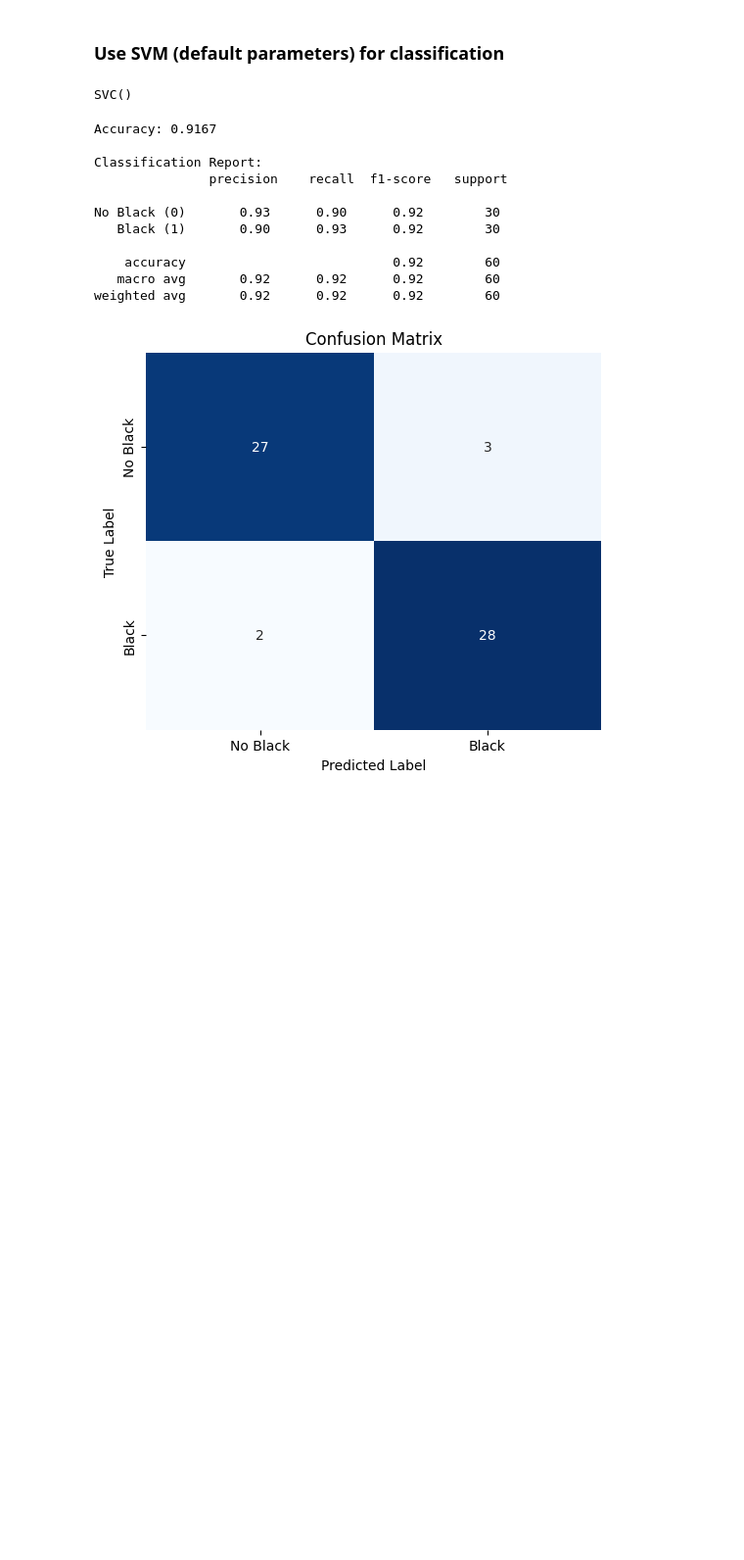
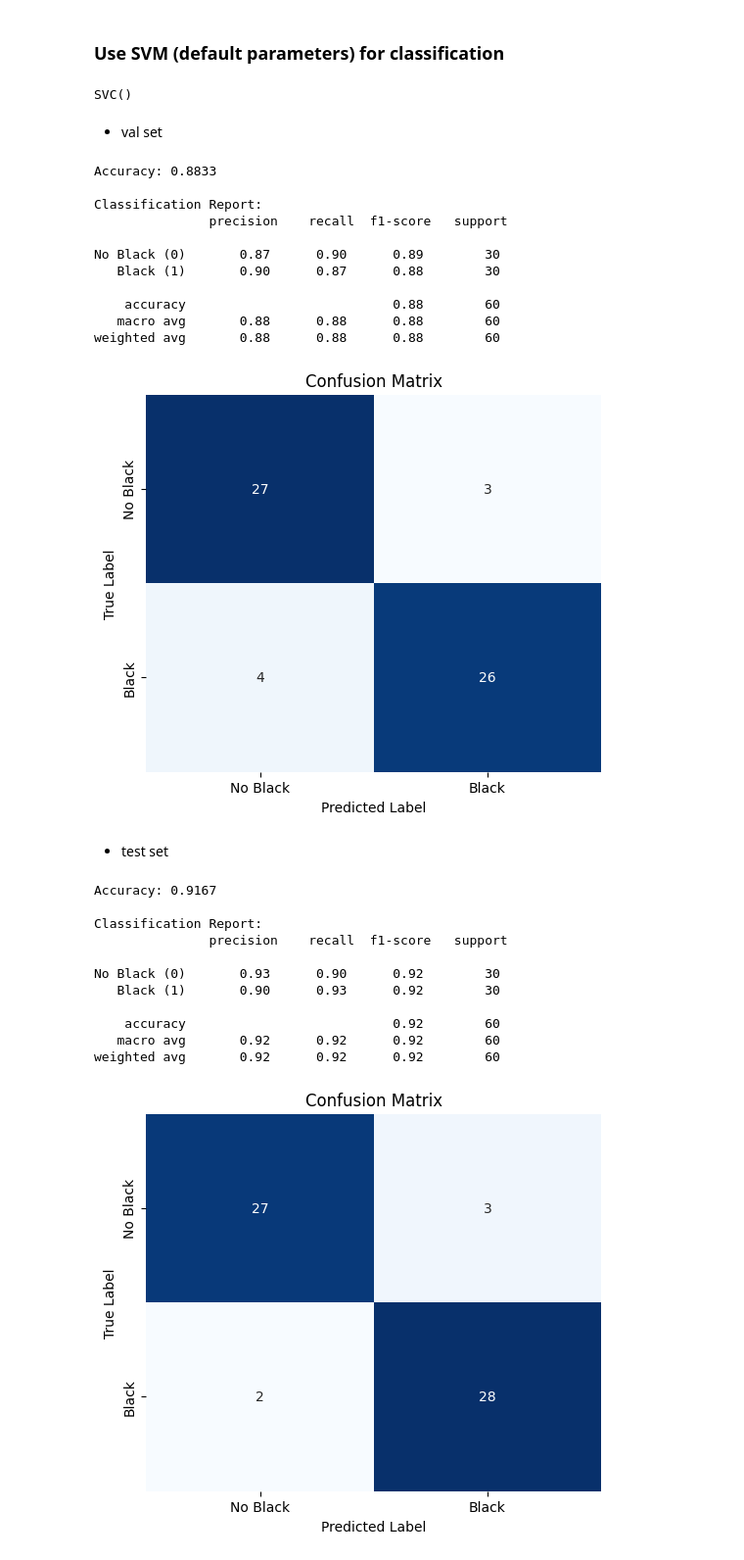
Before and after one commit to Beeditor04/CS331-lab, a Jupyter notebook: lab01/notebooks/2.TRAINING.ipynb, the cells around one changed output. Shown at 98% size. Drawn from its saved outputs; the diff is of its cells as text; code cells hidden in the pictures; blank space fills up the shorter version.

```diff
--- a/lab01/notebooks/2.TRAINING.ipynb
+++ b/lab01/notebooks/2.TRAINING.ipynb
@@ -88,9 +88,9 @@ def extract_features(image_paths, model, target_size=(227, 227)):
 
     return np.array(features), np.array(labels)
 # %%
-train_dir = "data/train"
-val_dir = "data/val"
-test_dir = "data/test"
+train_dir = "../data/train"
+val_dir = "../data/val"
+test_dir = "../data/test"
 
 def load_image_paths(folder, label):
     return [(img_path, label) for img_path in glob(os.path.join(folder, "*.jpg"))]
@@ -134,6 +134,41 @@ model = SVC()
 model.fit(X_train, y_train)
 # %% [output]
 SVC()
+# %% [markdown]
+- val set
+# %%
+y_pred = model.predict(X_val)
+# %%
+accuracy = accuracy_score(y_val, y_pred)
+report = classification_report(y_val, y_pred, target_names=["No Black (0)", "Black (1)"])
+conf_matrix = confusion_matrix(y_val, y_pred)
+
+print(f"Accuracy: {accuracy:.4f}")
+print("\nClassification Report:\n", report)
+plt.figure(figsize=(6, 5))
+sns.heatmap(conf_matrix, annot=True, fmt='d', cmap='Blues', cbar=False,
+            xticklabels=['No Black', 'Black'], yticklabels=['No Black', 'Black'])
+
+plt.title("Confusion Matrix")
+plt.xlabel("Predicted Label")
+plt.ylabel("True Label")
+
+plt.show()
+# %% [output]
+Accuracy: 0.8833
+
+Classification Report:
+               precision    recall  f1-score   support
+
+No Black (0)       0.87      0.90      0.89        30
+   Black (1)       0.90      0.87      0.88        30
+
+    accuracy                           0.88        60
+   macro avg       0.88      0.88      0.88        60
+weighted avg       0.88      0.88      0.88        60
+[figure, added]
+# %% [markdown]
+- test set
 # %%
 y_pred = model.predict(X_test)
 # %%
```
Also changed, not shown: parts of 2 cells of this notebook, 2 other files.
